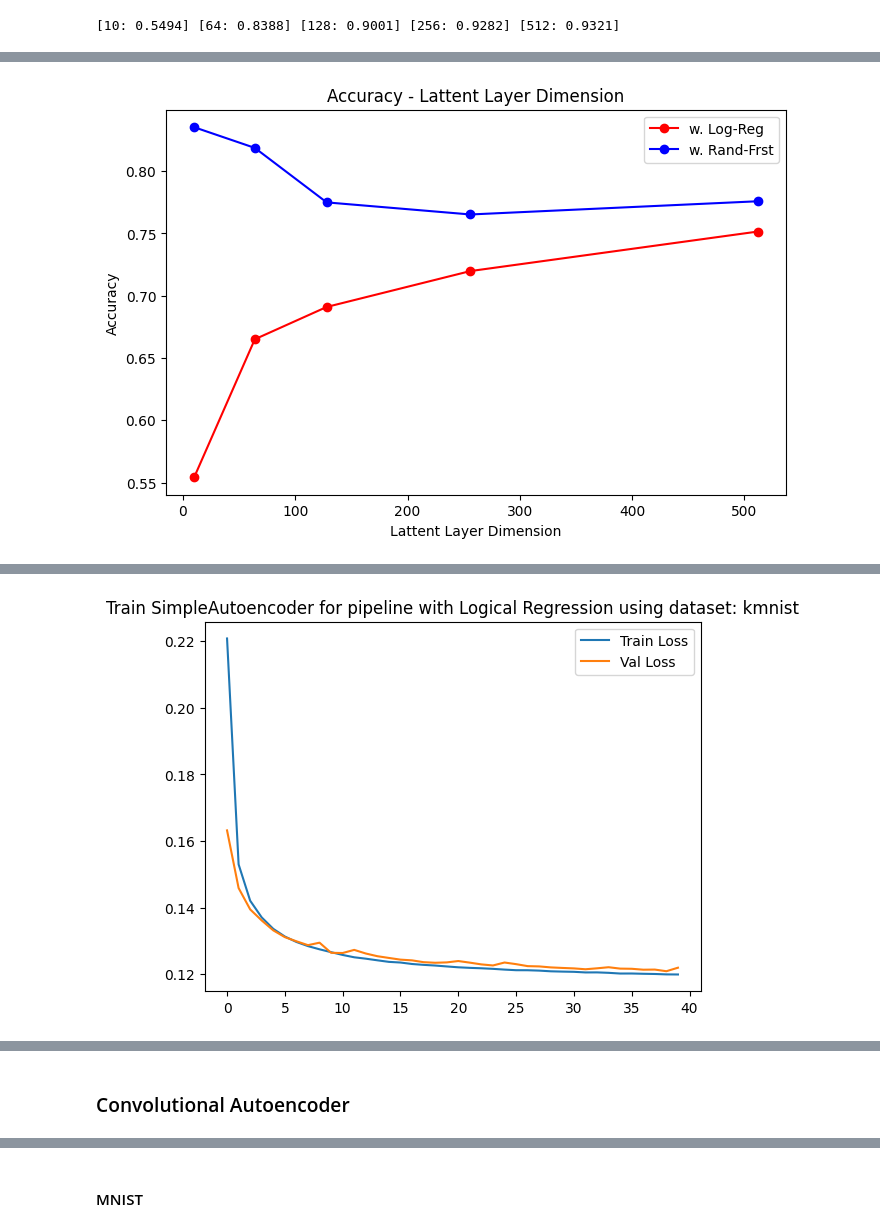
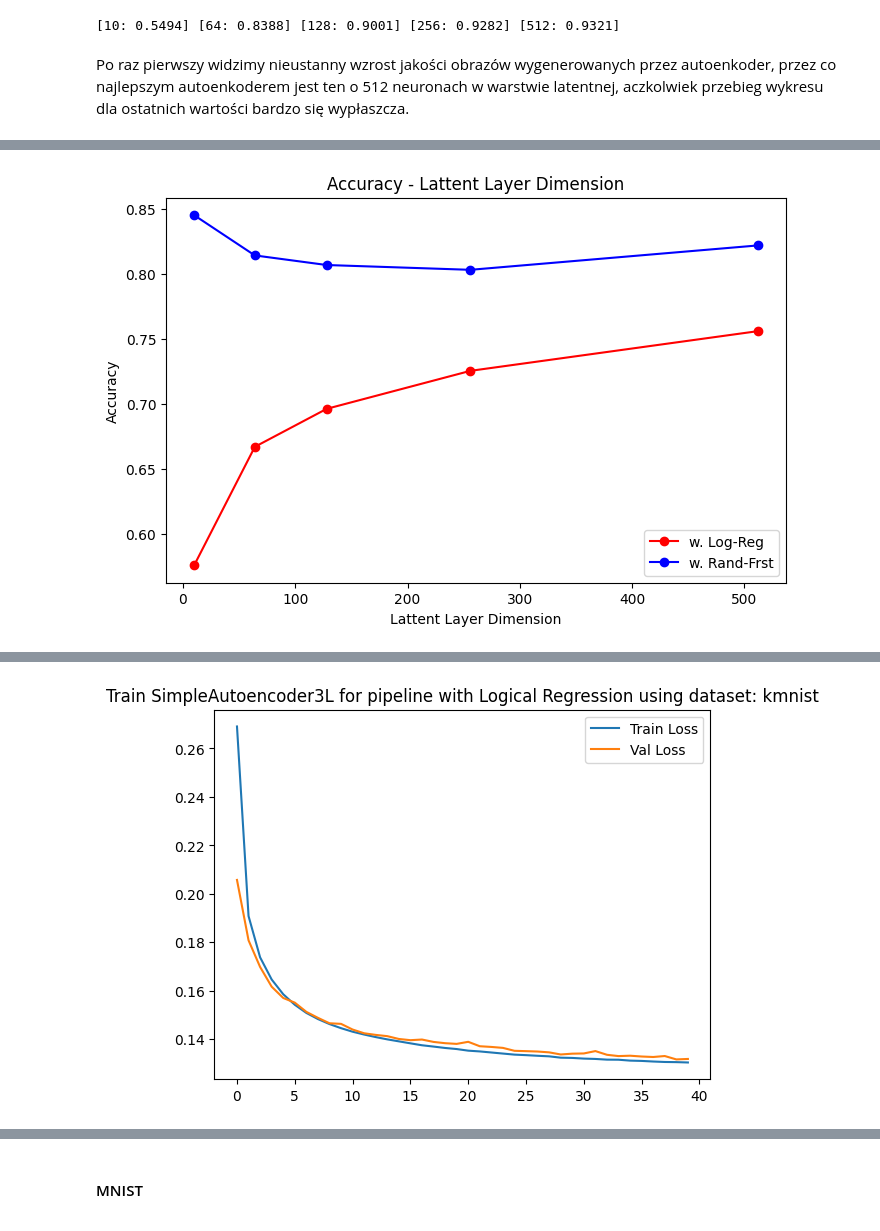
Before and after one commit to mwardynski/machine-learning, a Jupyter notebook: lab7/lab7_4.ipynb, the cells around one changed output, grey strips where cells are left out. Drawn from its saved outputs; the diff is of its cells as text; code cells hidden in the pictures.

```diff
--- a/lab7/lab7_4.ipynb
+++ b/lab7/lab7_4.ipynb
@@ -340,8 +422,10 @@ evaluate_autoencoder(utils.Dataset_Select.K_MNIST.value, param_grid, create_simp
 2025-01-05 02:29:21.993140: I tensorflow/core/framework/local_rendezvous.cc:405] Local rendezvous is aborting with status: OUT_OF_RANGE: End of sequence
 [figure]
 [10: 0.5494] [64: 0.8388] [128: 0.9001] [256: 0.9282] [512: 0.9321]
+# %% [markdown]
+Po raz pierwszy widzimy nieustanny wzrost jakości obrazów wygenerowanych przez autoenkoder, przez co najlepszym autoenkoderem jest ten o 512 neuronach w warstwie latentnej, aczkolwiek przebieg wykresu dla ostatnich wartości bardzo się wypłaszcza.
 # %%
 log_reg = LogisticRegression(max_iter=1000, solver="newton-cg")
 rand_frst = RandomForestClassifier(n_estimators=250, random_state=seed)
-find_and_eval_best_encoder(utils.Dataset_Select.K_MNIST.value, SimpleAutoencoder, latent_dims, log_reg, rand_frst)
+find_and_eval_best_encoder(utils.Dataset_Select.K_MNIST.value, SimpleAutoencoder3L, latent_dims, log_reg, rand_frst)
 # %% [output]
@@ -348,0 +452 @@ find_and_eval_best_encoder(utils.Dataset_Select.K_MNIST.value, SimpleAutoencoder
+[figure, new version]
@@ -369 +458 @@ find_and_eval_best_encoder(utils.Dataset_Select.K_MNIST.value, SimpleAutoencoder
-[figure, old version]
+[figure, new version]
@@ -375 +475,0 @@ find_and_eval_best_encoder(utils.Dataset_Select.K_MNIST.value, SimpleAutoencoder
-[figure, old version]
@@ -411,2 +493,0 @@ weighted avg       0.84      0.84      0.84     10000
-# %% [markdown]
-### Convolutional Autoencoder
```
Also changed, not shown: parts of 57 cells of this notebook.
